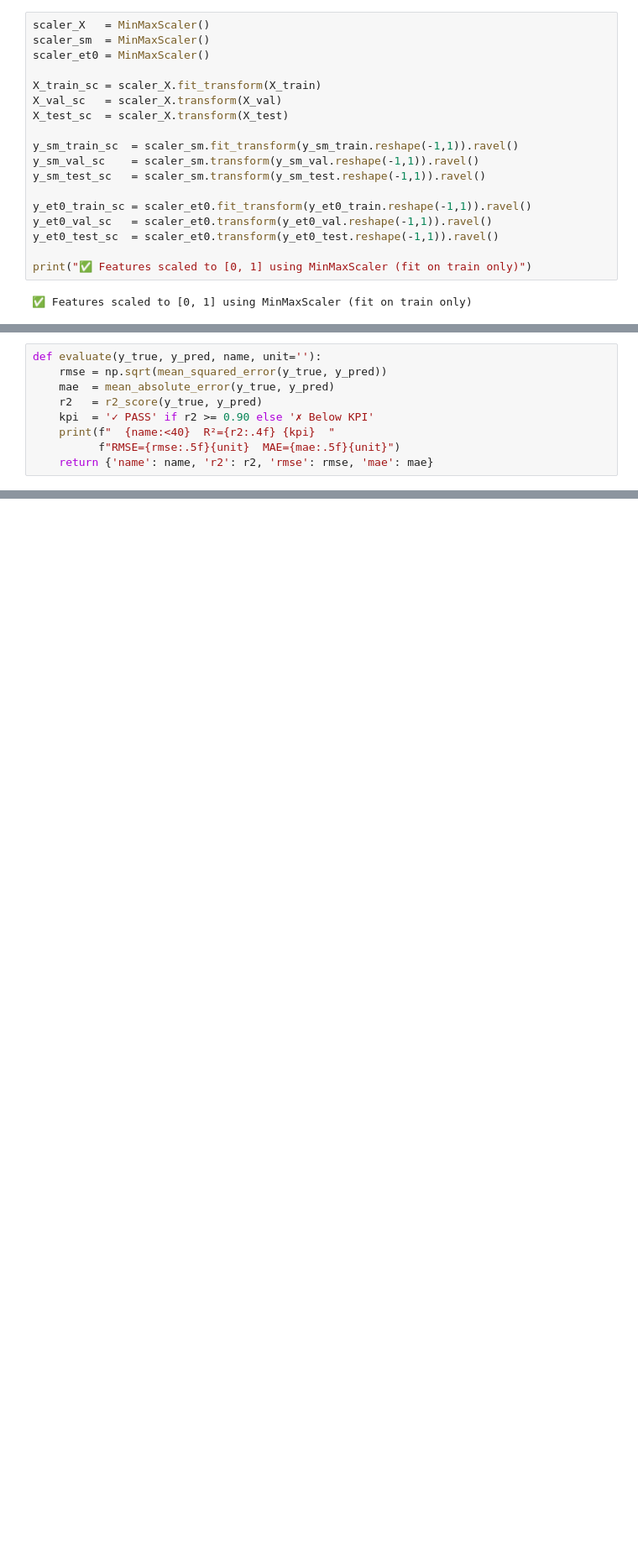
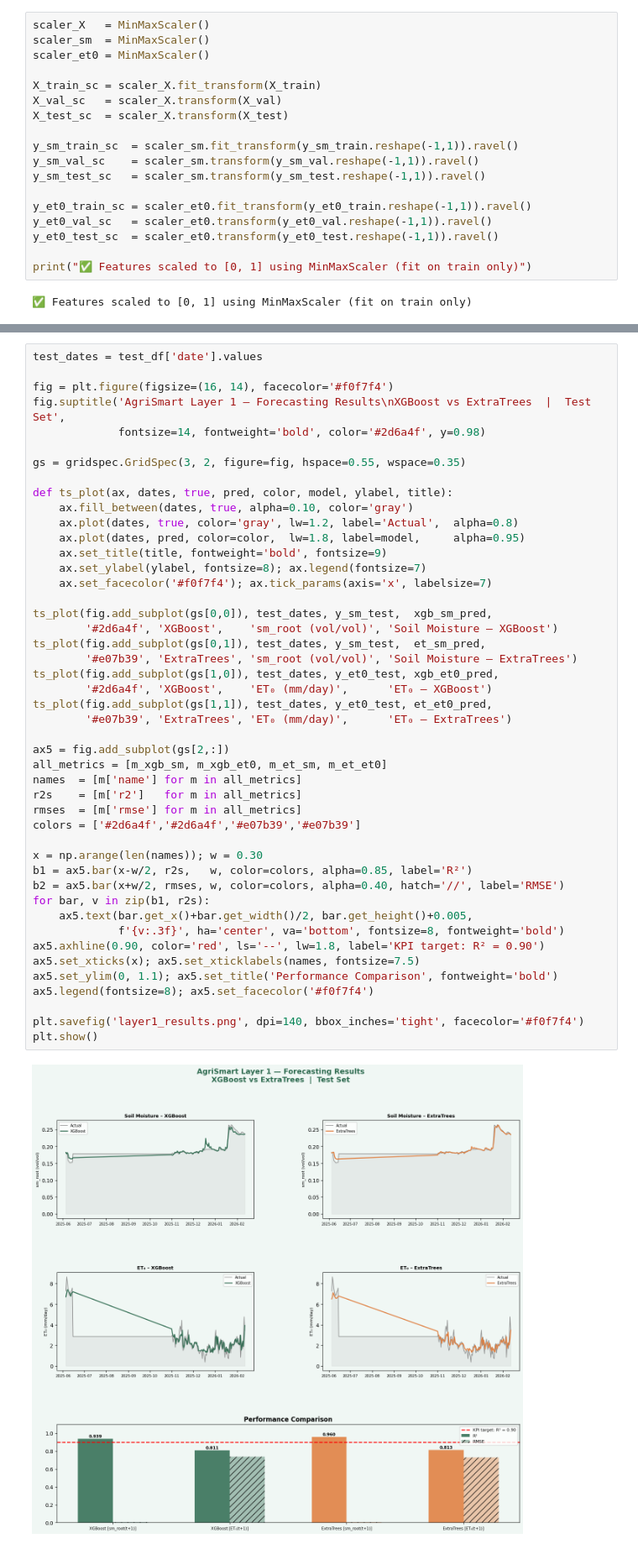
Before and after one commit to Hajer5503/AgriSmart, a Jupyter notebook: modules/irrigation_rl/notebooks/RLlayer1_modeling.ipynb, the cells around one changed output, grey strips where cells are left out. Shown at 84% size. Cells and saved outputs as stored; diff of their text form; blank space fills up the shorter version.

```diff
--- a/modules/irrigation_rl/notebooks/RLlayer1_modeling.ipynb
+++ b/modules/irrigation_rl/notebooks/RLlayer1_modeling.ipynb
@@ -483,9 +354,0 @@ plt.show()
-# %%
-def evaluate(y_true, y_pred, name, unit=''):
-    rmse = np.sqrt(mean_squared_error(y_true, y_pred))
-    mae  = mean_absolute_error(y_true, y_pred)
-    r2   = r2_score(y_true, y_pred)
-    kpi  = '✓ PASS' if r2 >= 0.90 else '✗ Below KPI'
-    print(f"  {name:<40}  R²={r2:.4f} {kpi}  "
-          f"RMSE={rmse:.5f}{unit}  MAE={mae:.5f}{unit}")
-    return {'name': name, 'r2': r2, 'rmse': rmse, 'mae': mae}
@@ -1259,0 +712,48 @@ action = dqn_agent.act(state)   # → irrigation decision (mm)
+# %%
+test_dates = test_df['date'].values
+
+fig = plt.figure(figsize=(16, 14), facecolor='#f0f7f4')
+fig.suptitle('AgriSmart Layer 1 — Forecasting Results\nXGBoost vs ExtraTrees  |  Test Set',
+             fontsize=14, fontweight='bold', color='#2d6a4f', y=0.98)
+
+gs = gridspec.GridSpec(3, 2, figure=fig, hspace=0.55, wspace=0.35)
+
+def ts_plot(ax, dates, true, pred, color, model, ylabel, title):
+    ax.fill_between(dates, true, alpha=0.10, color='gray')
+    ax.plot(dates, true, color='gray', lw=1.2, label='Actual',  alpha=0.8)
+    ax.plot(dates, pred, color=color,  lw=1.8, label=model,     alpha=0.95)
+    ax.set_title(title, fontweight='bold', fontsize=9)
+    ax.set_ylabel(ylabel, fontsize=8); ax.legend(fontsize=7)
+    ax.set_facecolor('#f0f7f4'); ax.tick_params(axis='x', labelsize=7)
+
+ts_plot(fig.add_subplot(gs[0,0]), test_dates, y_sm_test,  xgb_sm_pred,
+        '#2d6a4f', 'XGBoost',    'sm_root (vol/vol)', 'Soil Moisture – XGBoost')
+ts_plot(fig.add_subplot(gs[0,1]), test_dates, y_sm_test,  et_sm_pred,
+        '#e07b39', 'ExtraTrees', 'sm_root (vol/vol)', 'Soil Moisture – ExtraTrees')
+ts_plot(fig.add_subplot(gs[1,0]), test_dates, y_et0_test, xgb_et0_pred,
+        '#2d6a4f', 'XGBoost',    'ET₀ (mm/day)',      'ET₀ – XGBoost')
+ts_plot(fig.add_subplot(gs[1,1]), test_dates, y_et0_test, et_et0_pred,
+        '#e07b39', 'ExtraTrees', 'ET₀ (mm/day)',      'ET₀ – ExtraTrees')
+
+ax5 = fig.add_subplot(gs[2,:])
+all_metrics = [m_xgb_sm, m_xgb_et0, m_et_sm, m_et_et0]
+names  = [m['name'] for m in all_metrics]
+r2s    = [m['r2']   for m in all_metrics]
+rmses  = [m['rmse'] for m in all_metrics]
+colors = ['#2d6a4f','#2d6a4f','#e07b39','#e07b39']
+
+x = np.arange(len(names)); w = 0.30
+b1 = ax5.bar(x-w/2, r2s,   w, color=colors, alpha=0.85, label='R²')
+b2 = ax5.bar(x+w/2, rmses, w, color=colors, alpha=0.40, hatch='//', label='RMSE')
+for bar, v in zip(b1, r2s):
+    ax5.text(bar.get_x()+bar.get_width()/2, bar.get_height()+0.005,
+             f'{v:.3f}', ha='center', va='bottom', fontsize=8, fontweight='bold')
+ax5.axhline(0.90, color='red', ls='--', lw=1.8, label='KPI target: R² = 0.90')
+ax5.set_xticks(x); ax5.set_xticklabels(names, fontsize=7.5)
+ax5.set_ylim(0, 1.1); ax5.set_title('Performance Comparison', fontweight='bold')
+ax5.legend(fontsize=8); ax5.set_facecolor('#f0f7f4')
+
+plt.savefig('layer1_results.png', dpi=140, bbox_inches='tight', facecolor='#f0f7f4')
+plt.show()
+# %% [output]
+[figure, added]
```
Also changed, not shown: parts of 82 cells of this notebook.
